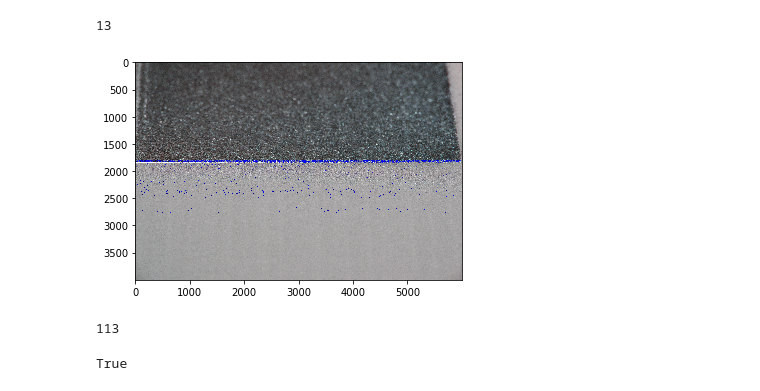
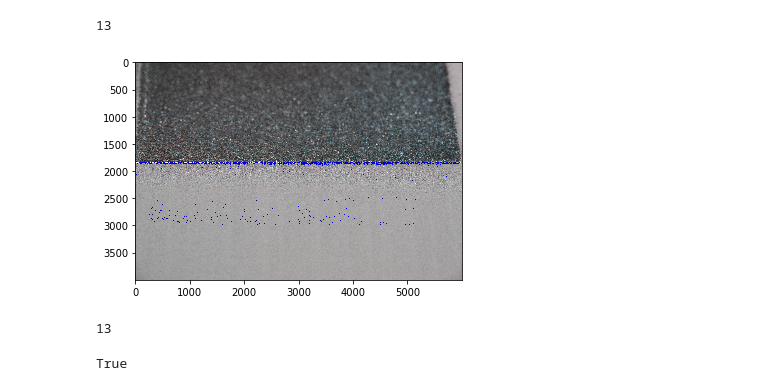
Before and after one commit to castrolin/image_proces, a Jupyter notebook: Combine_Figure.ipynb, the cells around one changed output. Drawn from its saved outputs; the diff is of its cells as text; code cells hidden in the pictures.

```diff
--- a/Combine_Figure.ipynb
+++ b/Combine_Figure.ipynb
@@ -19,6 +19,6 @@ imgCut6114 = image2[600:1300,:,:]
 imgCut6115 = image3[600:1300,:,:]
 imgCut6116 = image4[2000:2600,:,:]
 imgCut6117 = image5[2000:2600,:,:]
-imgCut6118 = image6[2000:2600,:,:]
+imgCut6118 = image6[1800:2600,:,:]
 # %%
 image_copy = image_base.copy()
@@ -69,37 +70,37 @@ cv2.waitKey(0)
 # %% [output]
 13
 # %%
-image_try = cv2.imread('6118out.jpg')
+image_try = cv2.imread(r'image_spatter_area/6118.PNG')
 n= 0
-for i in np.arange(2000,2500):
-    for j in np.arange(0,image_try.shape[1]):
-        if out_1[n,j,2]!= 0:
-            image_try[i,j,:]=out_1[n,j,:]
-    n=n+1
-n= 0
-for i in np.arange(2300,2800):
+for i in np.arange(1840,2340):
     for j in np.arange(0,image_try.shape[1]):
         if out_2[n,j,2]!= 0:
             image_try[i,j,:]=out_2[n,j,:]
     n=n+1
 n= 0
-for i in np.arange(2500,3000):
+for i in np.arange(2300,2800):
     for j in np.arange(0,image_try.shape[1]):
         if out[n,j,2]!= 0:
             image_try[i,j,:]=out[n,j,:]
+    n=n+1
+n= 0
+for i in np.arange(2500,3000):
+    for j in np.arange(0,image_try.shape[1]):
+        if out_1[n,j,2]!= 0:
+            image_try[i,j,:]=out_1[n,j,:]
     n=n+1
 
 #cv2.imshow('image',image_try)
 #cv2.waitKey(0)
 plt.imshow(image_try)
 plt.show()
 # %% [output]
-[figure, old version]
+[figure, new version]
 # %%
 cv2.imshow('image',image_try)
 cv2.waitKey(0)
 # %% [output]
-113
+13
 # %%
 cv2.imwrite('try_I.jpg',image_try)
 # %% [output]
```
Also changed, not shown: parts of 3 cells of this notebook, 1 other file.
